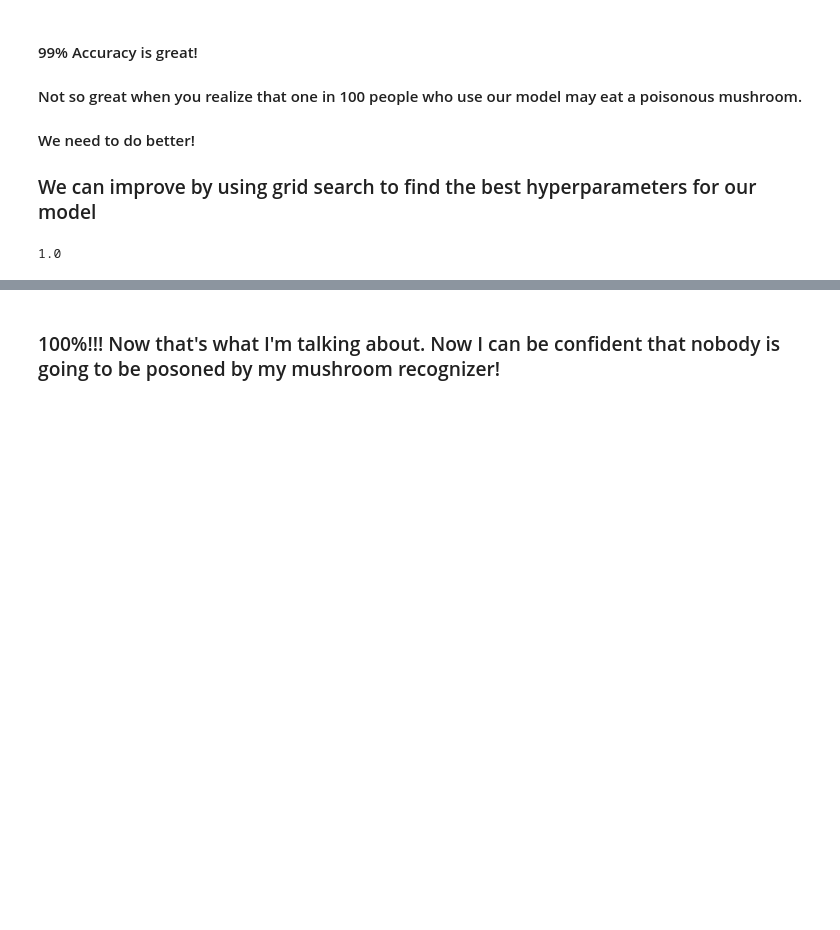
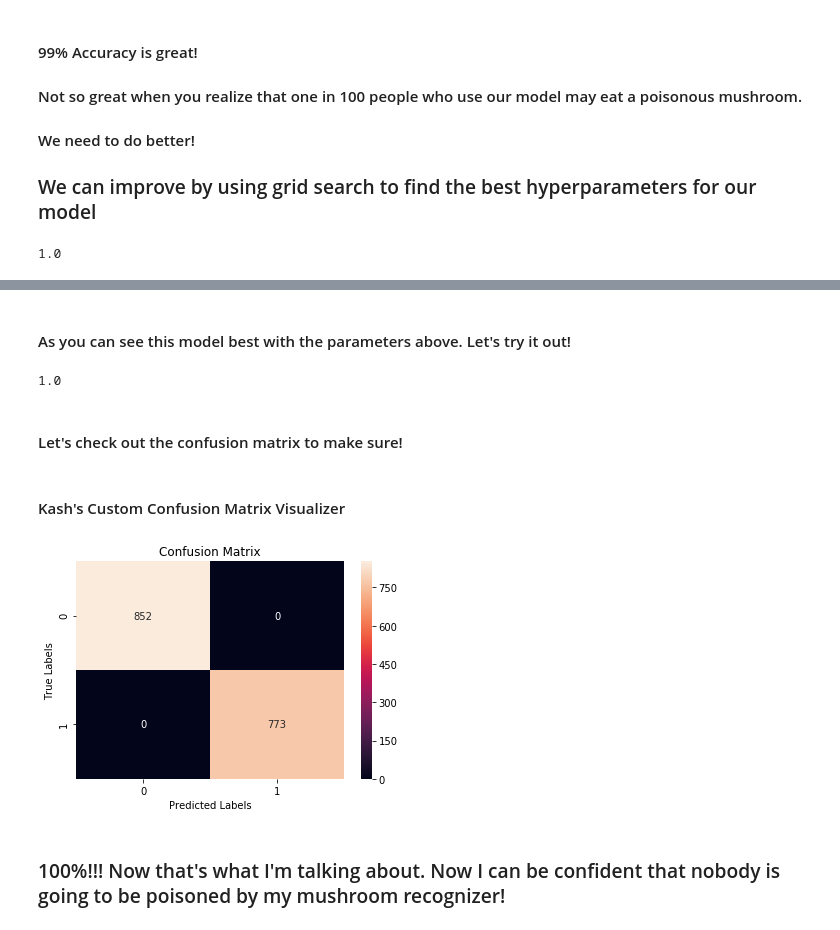
Before and after one commit to TonyCioara/Mushroom-Classifier, a Jupyter notebook: mushroom_classification.ipynb, the cells around one changed output, grey strips where cells are left out. Cells and saved outputs as stored; diff of their text form; code cells hidden in the pictures; blank space fills up the shorter version.

Commit message:
The mushrooms have reached their final form

```diff
--- a/mushroom_classification.ipynb
+++ b/mushroom_classification.ipynb
@@ -105,8 +116,8 @@ tuned_parameters = {
  'degree': [2,3,4,5,6] , 'C':[1,10,100,500,1000] , 'kernel':['poly']
     }
 # %%
-model_svm = RandomizedSearchCV(svc, tuned_parameters,cv=10,scoring='accuracy',n_iter=20)
-model_svm.fit(X_train, y_train)
-print(model_svm.best_score_)
+rsvm = RandomizedSearchCV(svc, tuned_parameters,cv=10,scoring='accuracy',n_iter=20)
+rsvm.fit(X_train, y_train)
+print(rsvm.best_score_)
 # %% [output]
 1.0
@@ -113,2 +128,34 @@ print(model_svm.best_score_)
+# %% [markdown]
+#### As you can see this model best with the parameters above. Let's try it out!
+# %%
+svc = SVC(kernel="poly", gamma=0.01, degree=3, C=1000)
+svc.fit(X_train, y_train)
+svc.score(X_test, y_test)
+# %% [output]
+1.0
+# %% [markdown]
+#### Let's check out the confusion matrix to make sure!
+# %%
+y_pred = svc.predict(X_test)
+cm = confusion_matrix(y_pred, y_test)
+# %% [markdown]
+#### Kash's Custom Confusion Matrix Visualizer
+# %%
+def cmat_(cm, labels=None):
+    ax = plt.subplot()
+    sns.heatmap(cm, annot=True, fmt="g", ax=ax)
+
+    ax.set_title("Confusion Matrix")
+    ax.set_xlabel("Predicted Labels")
+    ax.set_ylabel("True Labels")
+
+    if labels:
+        ax.xaxis.set_ticklabels(labels)
+        ax.yaxis.set_ticklabels(labels)
+    plt.show()
+
+cmat_(cm)
+# %% [output]
+[figure, added]
 # %% [markdown]
-### 100%!!! Now that's what I'm talking about. Now I can be confident that nobody is going to be posoned by my mushroom recognizer!
+### 100%!!! Now that's what I'm talking about. Now I can be confident that nobody is going to be poisoned by my mushroom recognizer!
```
Also changed, not shown: parts of 5 cells of this notebook.
